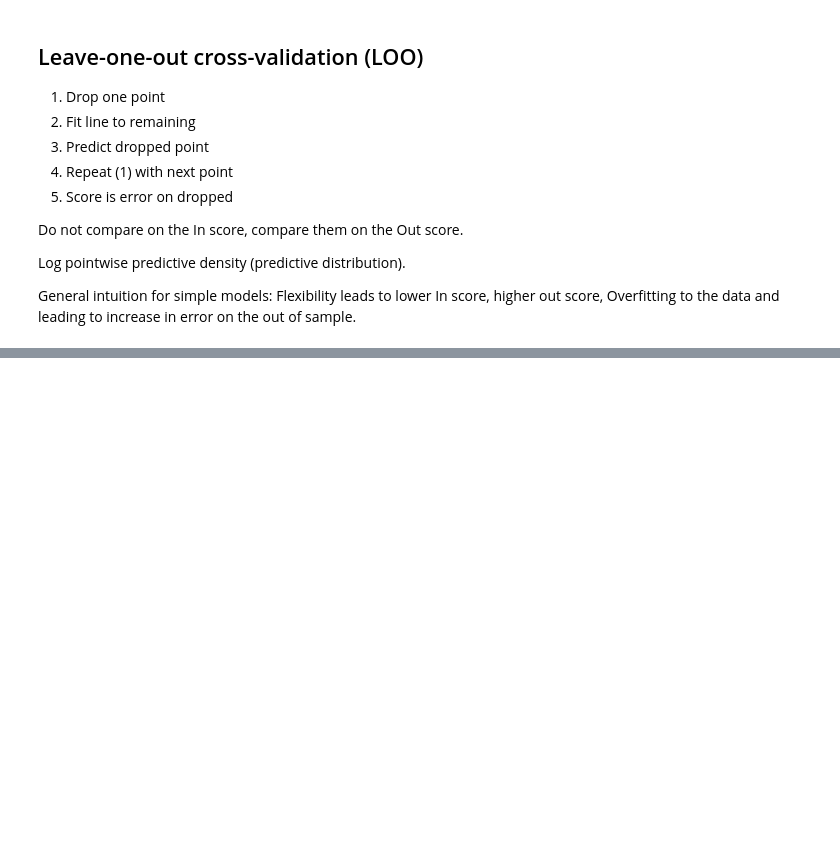
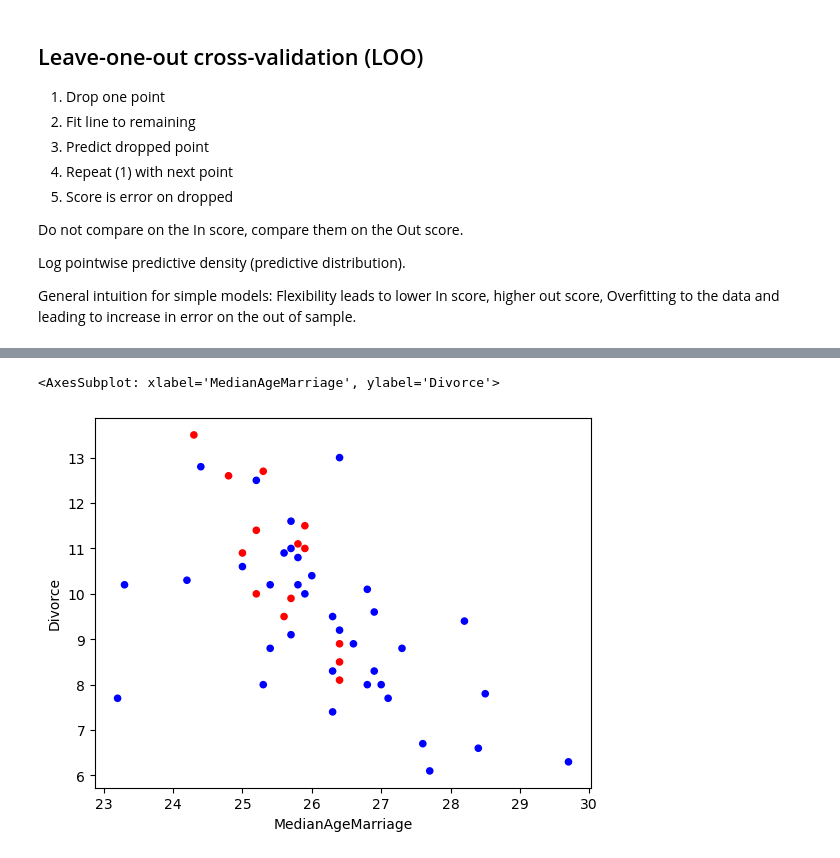
Before and after one commit to kpjmcg/Statistical-Rethinking-2023-Python-Notes, a Jupyter notebook: Lecture_07_2023.ipynb, the cells around one changed output, grey strips where cells are left out. Drawn from its saved outputs; the diff is of its cells as text; code cells hidden in the pictures; blank space fills up the shorter version.

```diff
--- a/Lecture_07_2023.ipynb
+++ b/Lecture_07_2023.ipynb
@@ -47,0 +117,3 @@ General intuition for simple models: Flexibility leads to lower In score, higher
+# %%
+divorce = pd.read_csv('Data/WaffleDivorce.csv',sep=';')
+divorce.head()
@@ -47,0 +127,5 @@ General intuition for simple models: Flexibility leads to lower In score, higher
+# %%
+divorce.plot.scatter(x='MedianAgeMarriage',y='Divorce',c=divorce['South'].map({1:'red',0:'blue'}))
+# %% [output]
+<AxesSubplot: xlabel='MedianAgeMarriage', ylabel='Divorce'>
+[figure, added]
```
Also changed, not shown: parts of 17 cells of this notebook.
